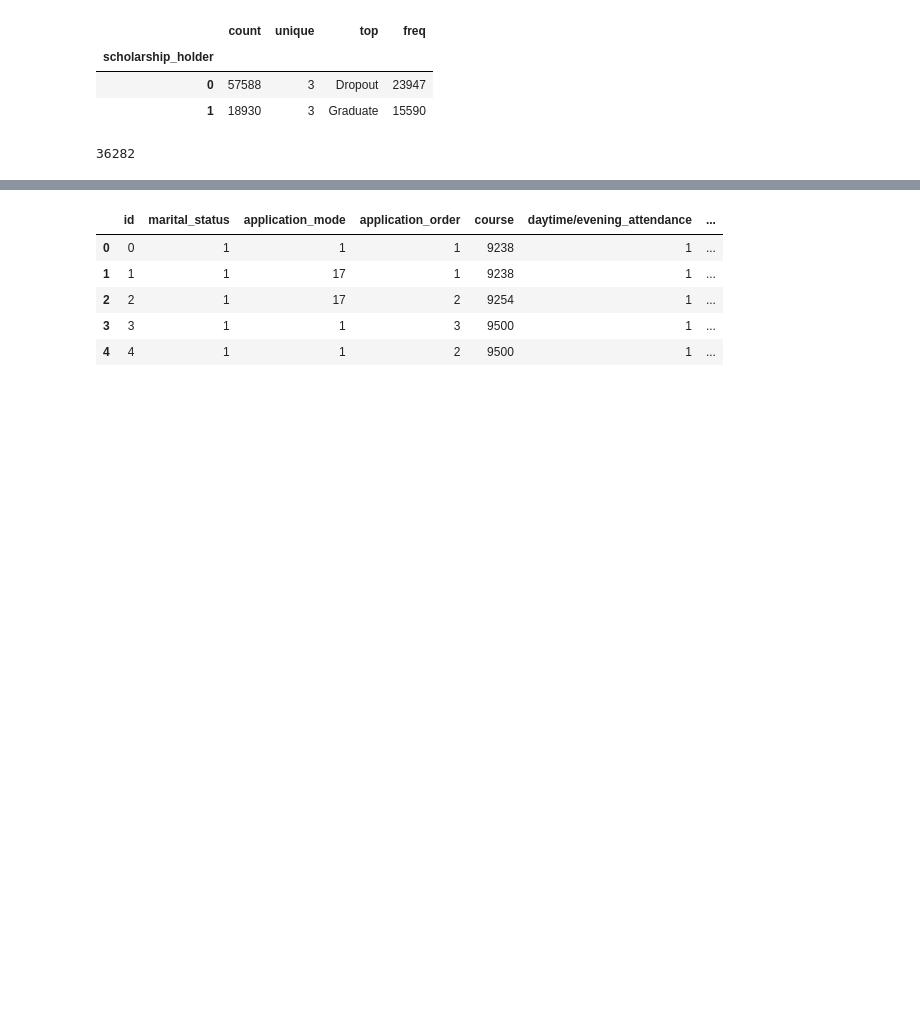
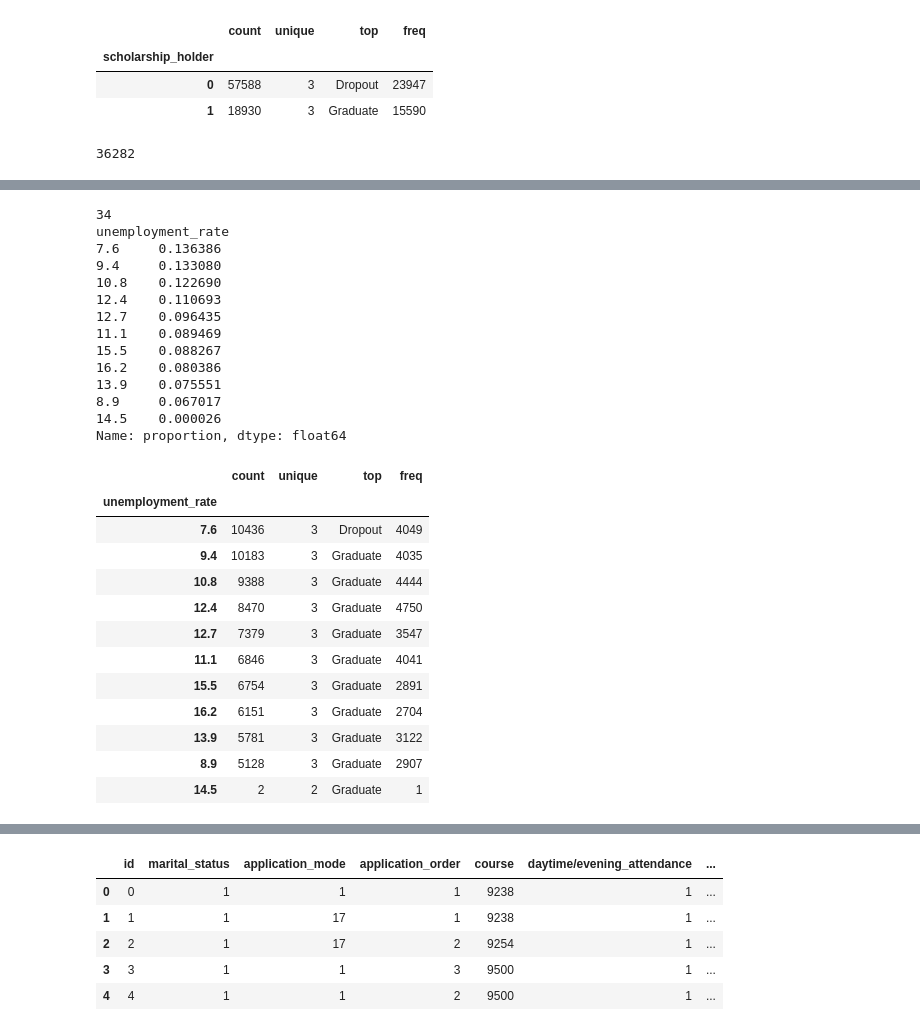
Before and after one commit to bwolff26/academic_success, a Jupyter notebook: code/ceda_i.ipynb, the cells around one changed output, grey strips where cells are left out. Drawn from its saved outputs; the diff is of its cells as text; code cells hidden in the pictures; blank space fills up the shorter version.

```diff
--- a/code/ceda_i.ipynb
+++ b/code/ceda_i.ipynb
@@ -570,0 +982,34 @@ df.groupby(df.columns[i])['target'].describe().loc[grouped.index][:6]
+# %%
+i =34
+print(i)
+print(df[df.columns[i]].value_counts(normalize=True))
+grouped = df.groupby(df.columns[i]).size().sort_values(ascending=False)
+df.groupby(df.columns[i])['target'].describe().loc[grouped.index]
+# %% [output]
+34
+unemployment_rate
+7.6     0.136386
+9.4     0.133080
+10.8    0.122690
+12.4    0.110693
+12.7    0.096435
+11.1    0.089469
+15.5    0.088267
+16.2    0.080386
+13.9    0.075551
+8.9     0.067017
+14.5    0.000026
+Name: proportion, dtype: float64
+|  | count | unique | top | freq |
+| unemployment_rate |  |  |  |  |
+| 7.6 | 10436 | 3 | Dropout | 4049 |
+| 9.4 | 10183 | 3 | Graduate | 4035 |
+| 10.8 | 9388 | 3 | Graduate | 4444 |
+| 12.4 | 8470 | 3 | Graduate | 4750 |
+| 12.7 | 7379 | 3 | Graduate | 3547 |
+| 11.1 | 6846 | 3 | Graduate | 4041 |
+| 15.5 | 6754 | 3 | Graduate | 2891 |
+| 16.2 | 6151 | 3 | Graduate | 2704 |
+| 13.9 | 5781 | 3 | Graduate | 3122 |
+| 8.9 | 5128 | 3 | Graduate | 2907 |
+| 14.5 | 2 | 2 | Graduate | 1 |
```
Also changed, not shown: parts of 36 cells of this notebook, 1 other file.
